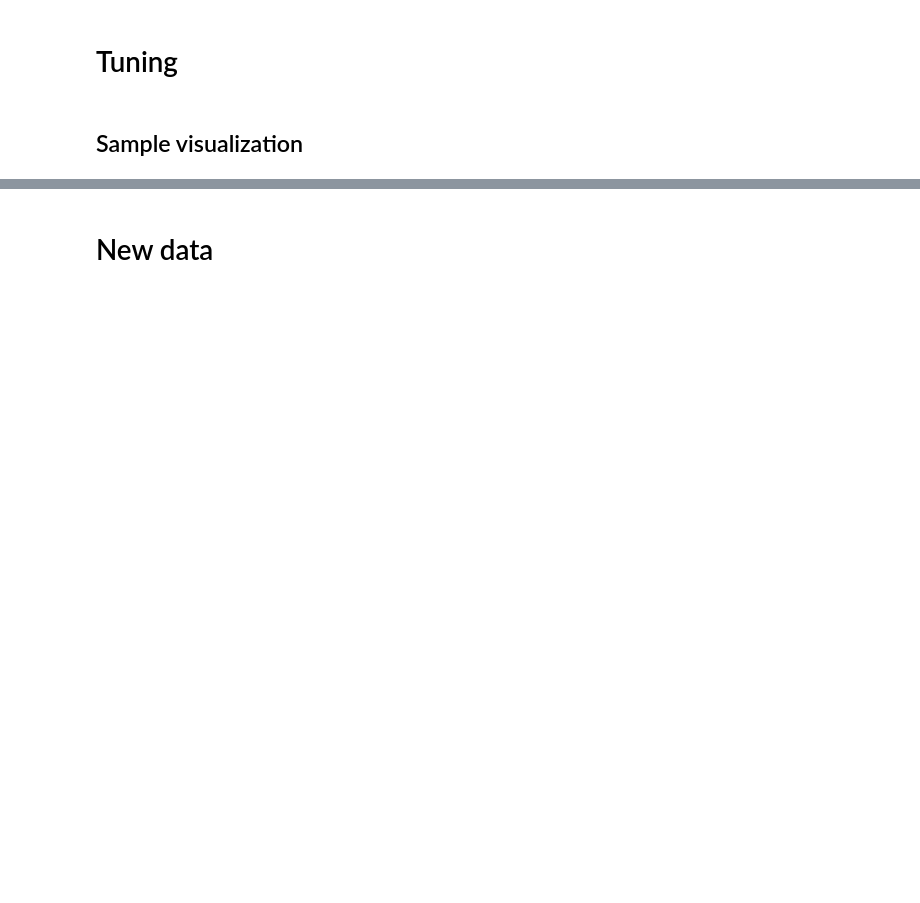
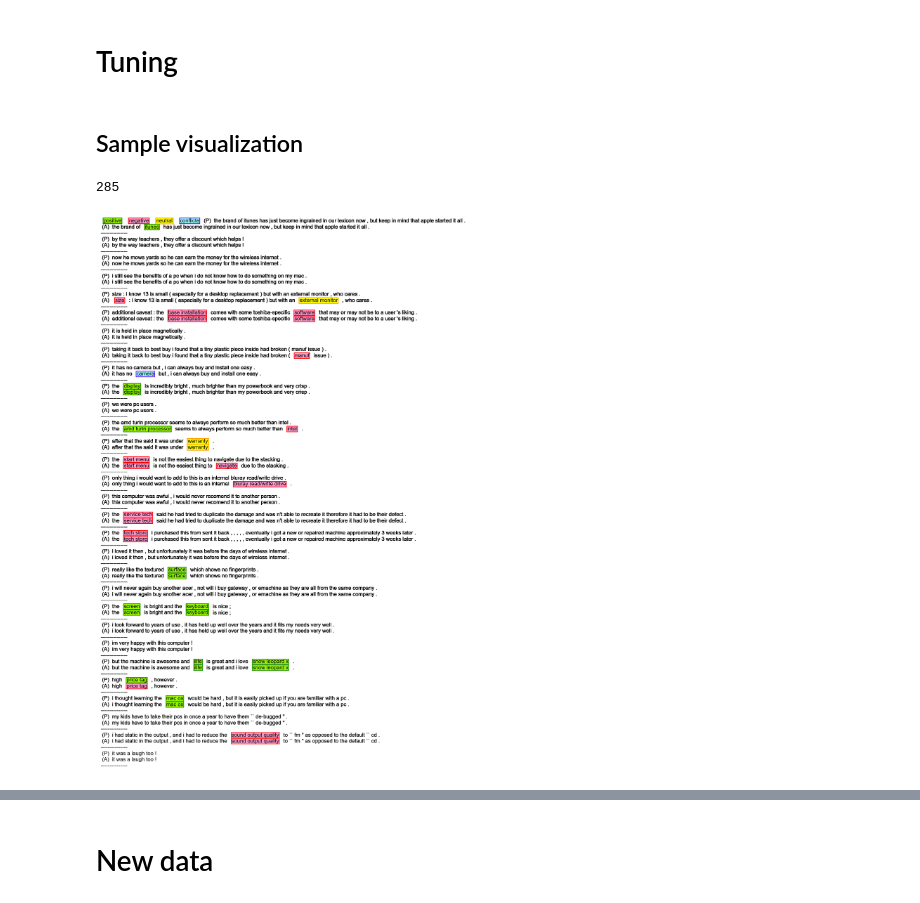
Before and after one commit to tnatvu/SentiLens, a Jupyter notebook: base_model.ipynb, the cells around one changed output, grey strips where cells are left out. Drawn from its saved outputs; the diff is of its cells as text; code cells hidden in the pictures; blank space fills up the shorter version.

```diff
--- a/base_model.ipynb
+++ b/base_model.ipynb
@@ -938,9 +941,20 @@ def vizualize_samples (sentences, pred_tags, tags = None):
   pos_element = {"bbox": {"edgecolor": "Green", "facecolor": "#99FF00", "linewidth": 1.5, "pad": 1}}
   neu_element = {"bbox": {"edgecolor": "Orange", "facecolor": "Yellow", "linewidth": 1.5, "pad": 1.5}}
   neg_element = {"bbox": {"edgecolor": "Red", "facecolor": "#FF99CC", "linewidth": 1.5, "pad": 1}}
-  con_element = {"bbox": {"edgecolor": "Pink", "facecolor": "Blue", "linewidth": 1.5, "pad": 1}}
+  con_element = {"bbox": {"edgecolor": "#6600FF", "facecolor": "#99FFFF", "linewidth": 1.5, "pad": 1}}
 
   color_map = {'POS': pos_element, 'NEU': neu_element, 'NEG':neg_element, 'CON': con_element}
+
+  final_text.append('\n---------------\n')
+  final_text.append(f'  <positive>  ')
+  color.append(pos_element)
+  final_text.append(f'  <negative>  ')
+  color.append(neg_element)
+  final_text.append(f'  <neutral>  ')
+  color.append(neu_element)
+  final_text.append(f'  <conflict>  ')
+  color.append(con_element)
+  final_text.append('\n---------------\n')
 
   for s in range(0, len(sentences)):
     final_text.append('(P) ')
@@ -988,29 +1002,9 @@ def vizualize_samples (sentences, pred_tags, tags = None):
 
         if (next_tag in ['B-POS','B-NEG', 'B-NEU','B-CON', 'O']) & (len(chunk) > 0):
           final_text.append(f'  <{" ".join(chunk)}>  ')
-          color.append(pos_element)
+          color.append(color_map[tag[2:]])
           chunk = []
 
-
-
-
-
-    # if tags is not None:
-    #   final_text.append('\n')
-    #   final_text.append('(A) ')
-    #   for w in range(0, len(sentences[s])):
-    #     word = sentences[s][w]
-    #     tag = tags[s][w]
-
-    #     if tag !='O':
-    #       final_text.append('<{}>'.format(word))
-    #       if tag in ['I-POS','I-NEG', 'I-NEU']:
-    #         # color.append(color[-1])
-    #         color.append(pos_element)
-    #       else:
-    #         color.append ({'color':random.choice(['blue','green','red','magenta'])})
-    #     else:
-    #       final_text.append(word)
 
     final_text.append('\n---------------\n')
 
@@ -1022,12 +1016,15 @@ def vizualize_samples (sentences, pred_tags, tags = None):
 
     plt.axis('off')
 # %%
-samples = 10
-integer = 285 #random.randint(0,500)
-tags = y_test[integer:integer+samples].array
-pred_tags = crf_model.predict(X_test['features'][integer:integer+samples])
-sentences = [[x['word.lower()'] for x in sentence] for sentence in X_test['features'][integer:integer+samples]]
+samples = 30
+integer = 285 #random.randint(0,len(df_train) - samples)
+tags = df_train['unified_BIO_tag'][integer:integer+samples].array
+pred_tags = crf_model.predict(df_train['features'][integer:integer+samples])
+sentences = [[x['word.lower()'] for x in sentence] for sentence in df_train['features'][integer:integer+samples]]
 
 print(integer)
 vizualize_samples(sentences, pred_tags, tags)
+# %% [output]
+285
+[figure, added]
 # %%
```
Also changed, not shown: parts of 3 cells of this notebook, 1 other file.
